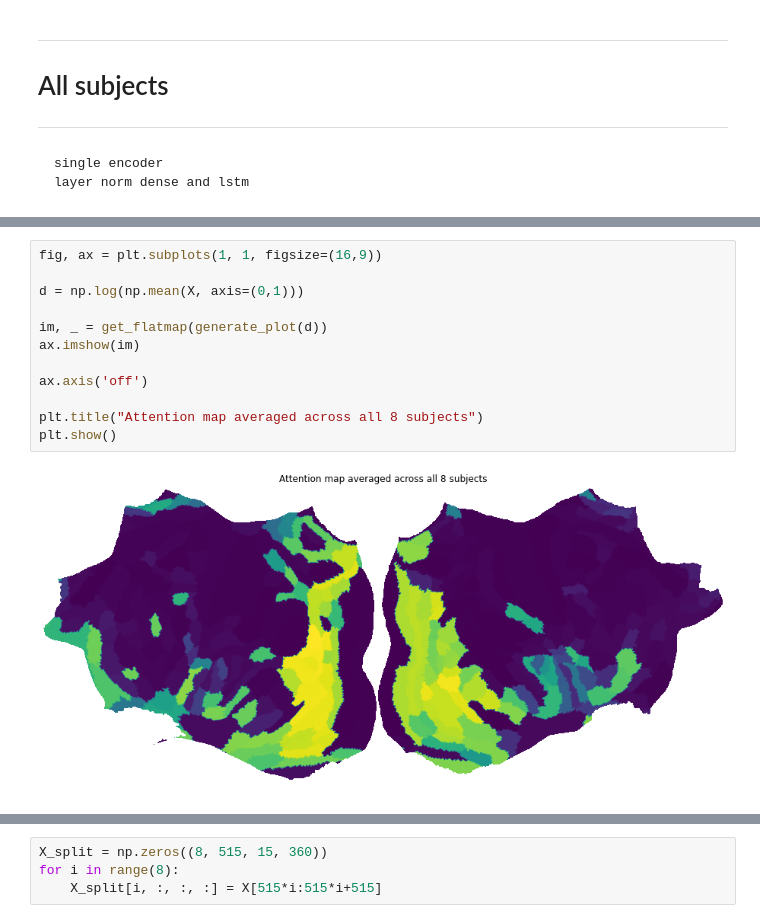
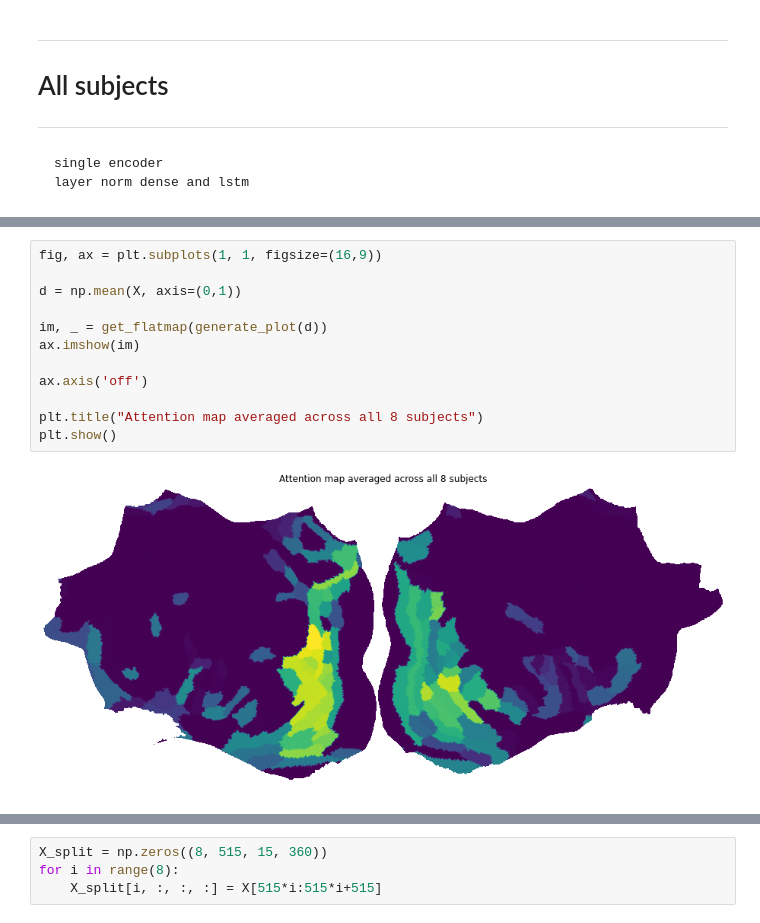
Before and after one commit to seang123/Masters-Thesis2, a Jupyter notebook: notebooks/attn_maps.ipynb, the cells around one changed output, grey strips where cells are left out. Drawn from its saved outputs; the diff is of its cells as text.

```diff
--- a/notebooks/attn_maps.ipynb
+++ b/notebooks/attn_maps.ipynb
@@ -413,14 +440,14 @@ X.shape
 # %%
 fig, ax = plt.subplots(1, 1, figsize=(16,9))
 
-d = np.log(np.mean(X, axis=(0,1)))
+d = np.mean(X, axis=(0,1))
 
 im, _ = get_flatmap(generate_plot(d))
 ax.imshow(im)
 
 ax.axis('off')
 
 plt.title("Attention map averaged across all 8 subjects")
 plt.show()
 # %% [output]
-[figure, old version]
+[figure, new version]
```
Also changed, not shown: parts of 32 cells of this notebook, 14 other files.
